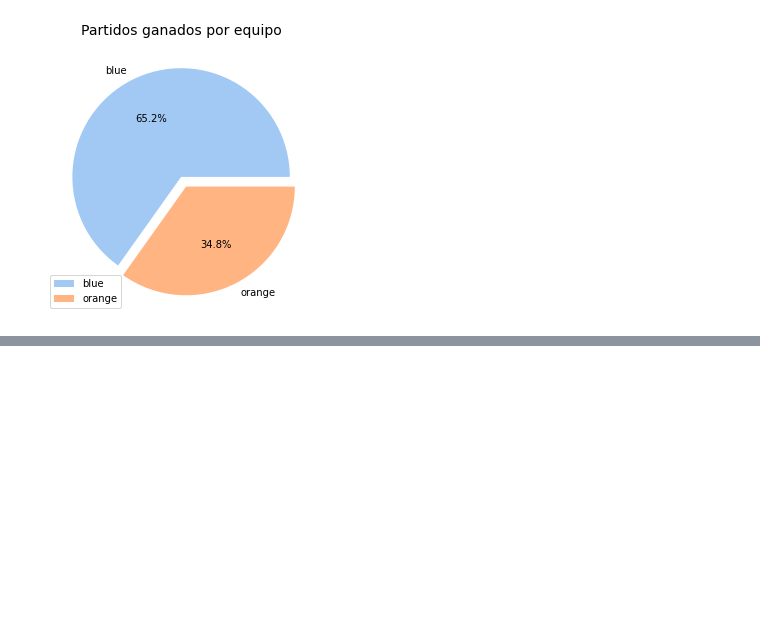
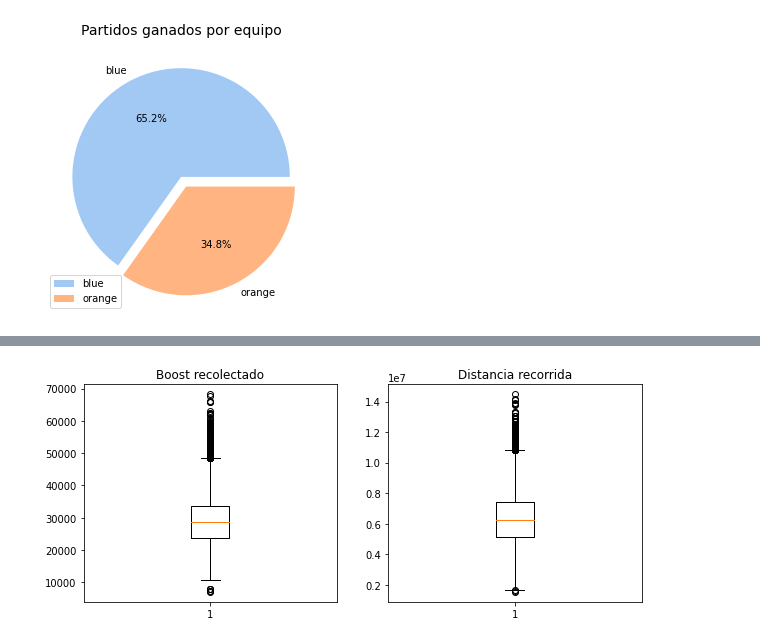
Before and after one commit to disotoc/RLCSAnalysis21-22, a Jupyter notebook: analysis.ipynb, the cells around one changed output, grey strips where cells are left out. Cells and saved outputs as stored; diff of their text form; code cells hidden in the pictures; blank space fills up the shorter version.

```diff
--- a/analysis.ipynb
+++ b/analysis.ipynb
@@ -57,0 +102,22 @@ plt.show()
+# %%
+# Como pudimos ver anteriormente, estas columnas tienen datos nulos, y al intentar hacer el gráfico con los datos nan, realmente no mostraba el resultado del gráfico.
+# Para resolver esto, se verificó la mediana de cada columna y luego con el método fillna() se reemplazaron las filas nulas con este dato
+x_median = matches_by_teams_df_fil['boost_amount_collected'].median()
+y_median = matches_by_teams_df_fil['movement_total_distance'].median()
+x = matches_by_teams_df_fil['boost_amount_collected'].fillna(x_median)
+y = matches_by_teams_df_fil['movement_total_distance'].fillna(y_median)
+
+# Se crearán 2 subplots para mostrar un diagrama por cada variable
+fig, ax = plt.subplots(ncols=2, figsize=(10, 4))
+
+# Primer boxplot con boost recolectado
+ax[0].boxplot(x)
+ax[0].set_title('Boost recolectado')
+
+# Segundo boxplot con distancia recorrido
+ax[1].boxplot(y)
+ax[1].set_title('Distancia recorrida')
+
+plt.show()
+# %% [output]
+[figure, added]
```
Also changed, not shown: parts of 10 cells of this notebook.
